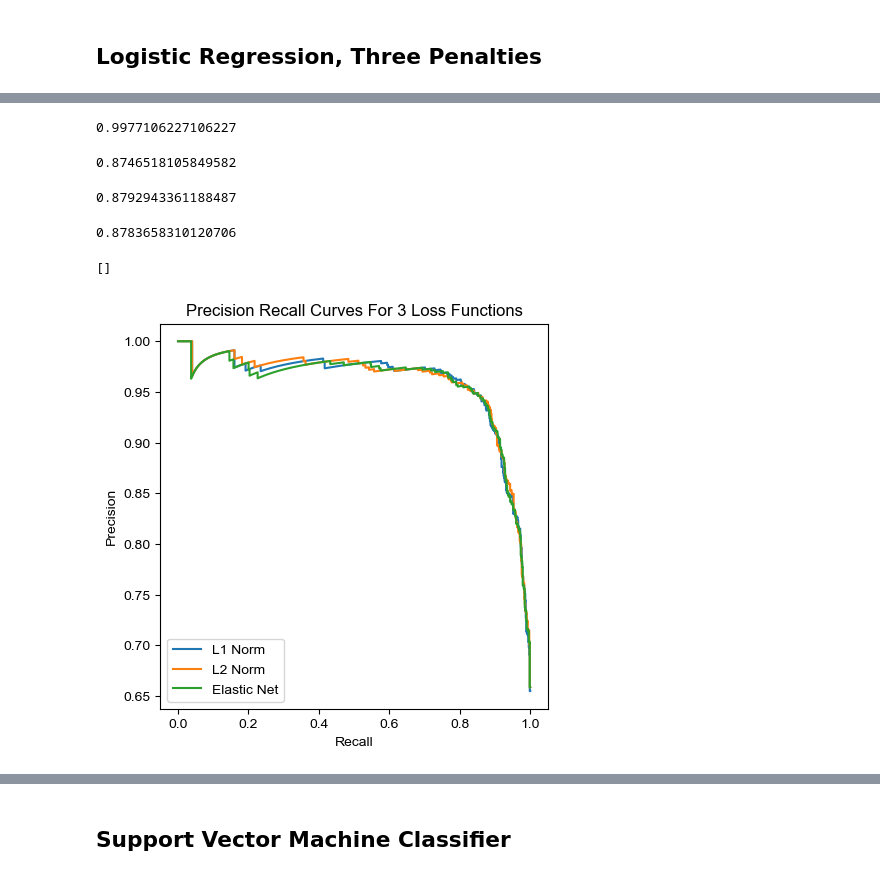
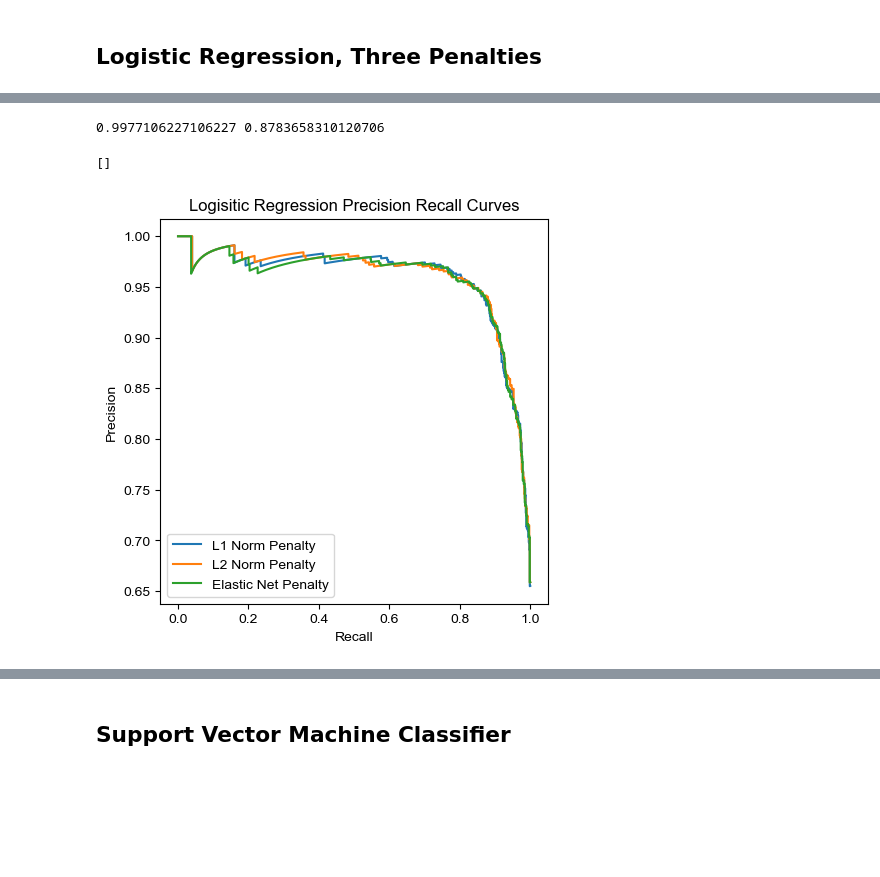
Before and after one commit to ajlukasiewicz/Team_9_MacLearn, a Jupyter notebook: Sarah_Classification.ipynb, the cells around one changed output, grey strips where cells are left out. Saved outputs shown, nothing was run; the diff lists cells and outputs as text; code cells hidden in the pictures; blank space fills up the shorter version.

```diff
--- a/Sarah_Classification.ipynb
+++ b/Sarah_Classification.ipynb
@@ -304,19 +321,7 @@ clf_l2.score(X_train, y_train)
 # %%
-clf_en.score(X_train, y_train)
+print(clf_en.score(X_train, y_train), clf_en.score(X_test, y_test))
 # %% [output]
-0.9977106227106227
+0.9977106227106227 0.8783658310120706
-# %%
-clf_l1.score(X_test, y_test)
-# %% [output]
-0.8746518105849582
-# %%
-clf_l2.score(X_test, y_test)
-# %% [output]
-0.8792943361188487
-# %%
-clf_en.score(X_test, y_test)
-# %% [output]
-0.8783658310120706
 # %%
 precision_l1, recall_l1, thresholds_l1 = precision_recall_curve(y_test, y_pred_l1[:,0], pos_label = ["NPA"])
 precision_l2, recall_l2, thresholds_l2 = precision_recall_curve(y_test, y_pred_l2[:,0], pos_label = ["NPA"])
@@ -324,15 +329,15 @@ precision_en, recall_en, thresholds_en = precision_recall_curve(y_test, y_pred_e
 # %%
 fig, ax = plt.subplots(1, figsize=(5, 5))
 
 ax.plot(recall_l1, precision_l1)
 ax.plot(recall_l2, precision_l2)
 ax.plot(recall_en, precision_en)
-ax.legend(['L1 Norm', 'L2 Norm', 'Elastic Net'])
-ax.set_title('Precision Recall Curves For 3 Loss Functions')
+ax.legend(['L1 Norm Penalty', 'L2 Norm Penalty', 'Elastic Net Penalty'])
+ax.set_title('Logisitic Regression Precision Recall Curves')
 ax.set_xlabel('Recall')
 ax.set_ylabel('Precision')
 
 plt.plot()
 # %% [output]
 []
-[figure, old version]
+[figure, new version]
```
Also changed, not shown: parts of 45 cells of this notebook.
